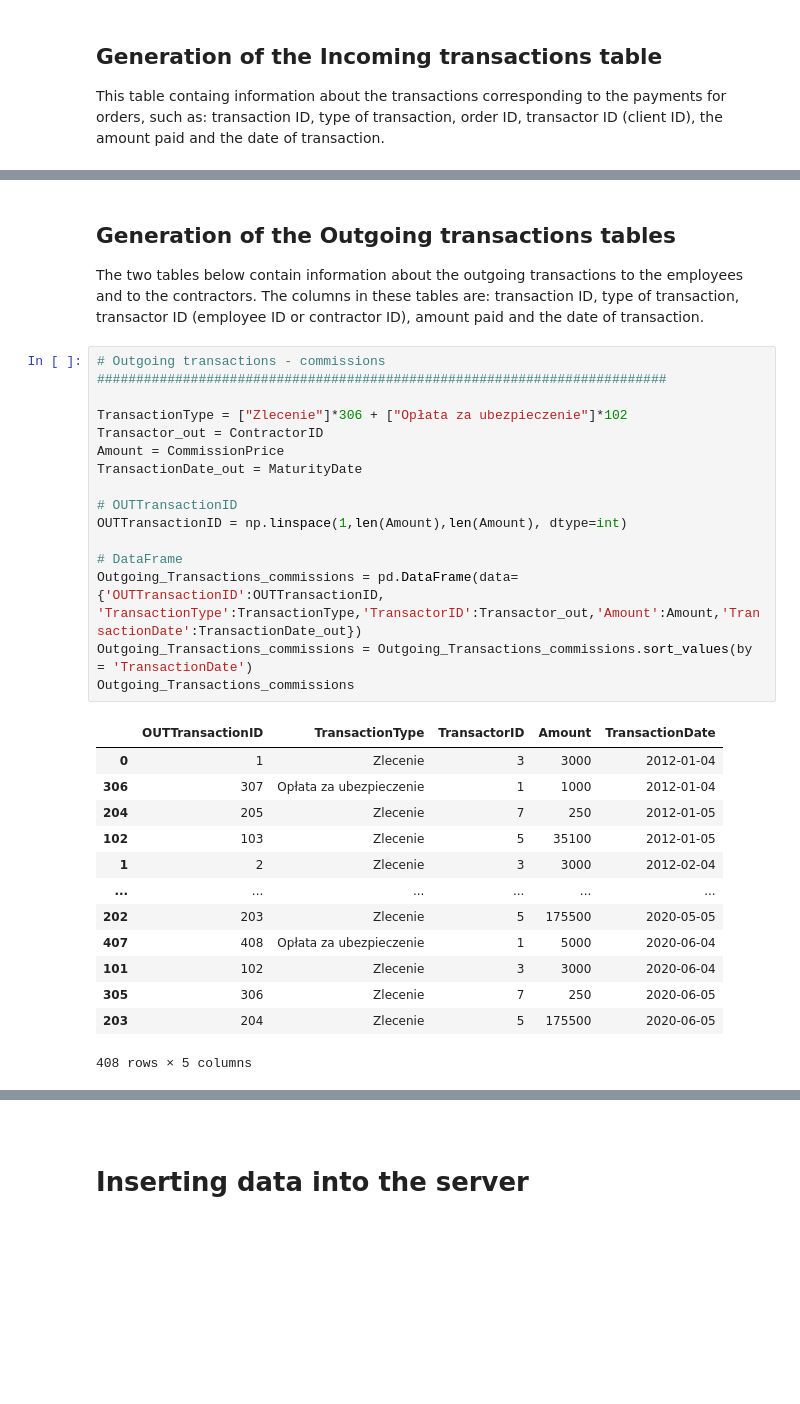
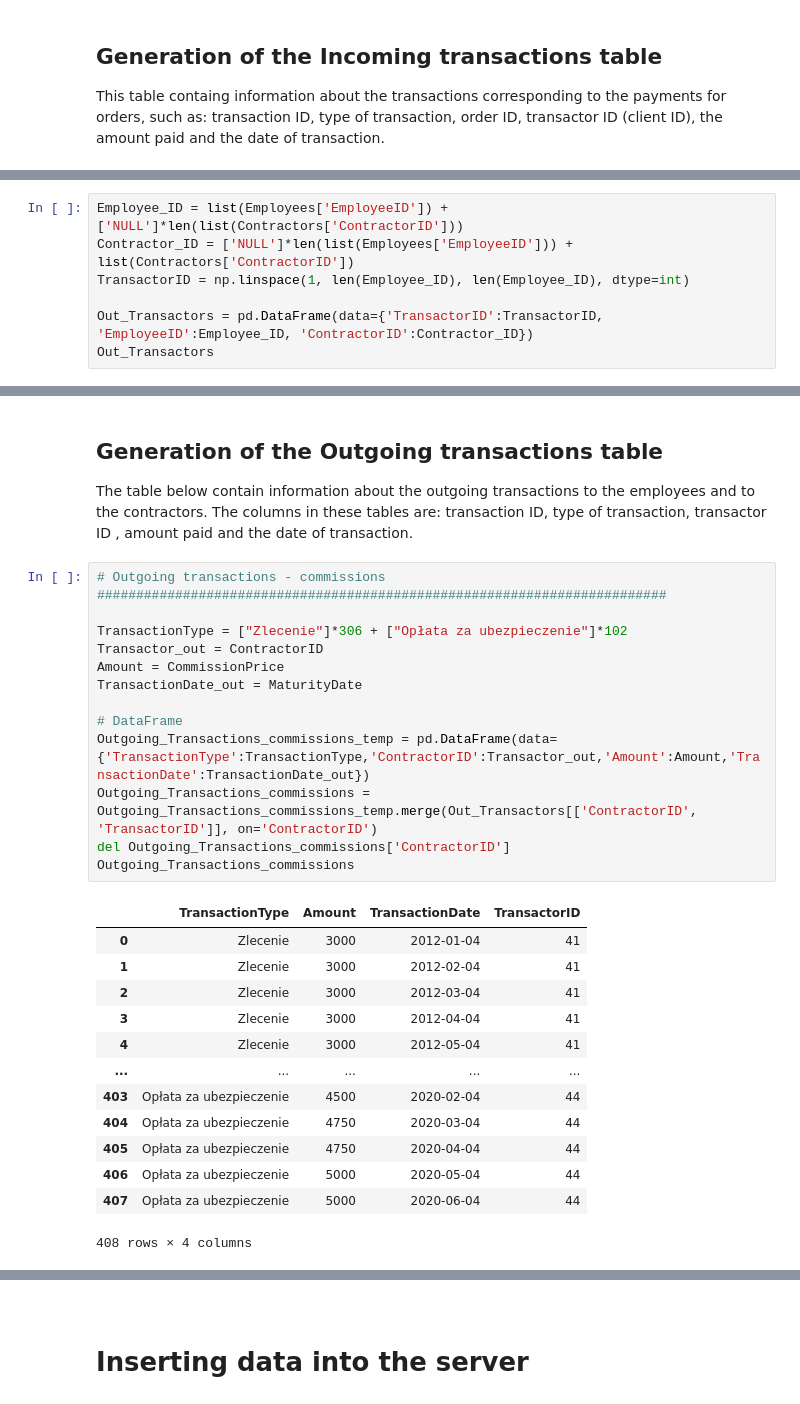
Before and after one commit to Mulares/Shipping_company_database, a Jupyter notebook: Shipping_company_database.ipynb, the cells around one changed output, grey strips where cells are left out. Drawn from its saved outputs; the diff is of its cells as text; blank space fills up the shorter version.

```diff
--- a/Shipping_company_database.ipynb
+++ b/Shipping_company_database.ipynb
@@ -658,0 +678,7 @@ Incoming_Transactions
+# %%
+Employee_ID = list(Employees['EmployeeID']) + ['NULL']*len(list(Contractors['ContractorID']))
+Contractor_ID = ['NULL']*len(list(Employees['EmployeeID'])) + list(Contractors['ContractorID'])
+TransactorID = np.linspace(1, len(Employee_ID), len(Employee_ID), dtype=int)
+
+Out_Transactors = pd.DataFrame(data={'TransactorID':TransactorID, 'EmployeeID':Employee_ID, 'ContractorID':Contractor_ID})
+Out_Transactors
@@ -659,37 +703,35 @@ Incoming_Transactions
 # %% [markdown]
-## Generation of the Outgoing transactions tables
+## Generation of the Outgoing transactions table
 
-The two tables below contain information about the outgoing transactions to the employees and to the contractors. The columns in these tables are: transaction ID, type of transaction, transactor ID (employee ID or contractor ID), amount paid and the date of transaction.
+The table below contain information about the outgoing transactions to the employees and to the contractors. The columns in these tables are: transaction ID, type of transaction, transactor ID , amount paid and the date of transaction.
 # %%
 # Outgoing transactions - commissions
 #########################################################################
 
 TransactionType = ["Zlecenie"]*306 + ["Opłata za ubezpieczenie"]*102
 Transactor_out = ContractorID
 Amount = CommissionPrice
 TransactionDate_out = MaturityDate
 
-# OUTTransactionID
-OUTTransactionID = np.linspace(1,len(Amount),len(Amount), dtype=int)
-
 # DataFrame
-Outgoing_Transactions_commissions = pd.DataFrame(data={'OUTTransactionID':OUTTransactionID, 'TransactionType':TransactionType,'TransactorID':Transactor_out,'Amount':Amount,'TransactionDate':TransactionDate_out})
-Outgoing_Transactions_commissions = Outgoing_Transactions_commissions.sort_values(by = 'TransactionDate')
+Outgoing_Transactions_commissions_temp = pd.DataFrame(data={'TransactionType':TransactionType,'ContractorID':Transactor_out,'Amount':Amount,'TransactionDate':TransactionDate_out})
+Outgoing_Transactions_commissions = Outgoing_Transactions_commissions_temp.merge(Out_Transactors[['ContractorID', 'TransactorID']], on='ContractorID')
+del Outgoing_Transactions_commissions['ContractorID']
 Outgoing_Transactions_commissions
 # %% [output]
-|  | OUTTransactionID | TransactionType | TransactorID | Amount | TransactionDate |
-| 0 | 1 | Zlecenie | 3 | 3000 | 2012-01-04 |
-| 306 | 307 | Opłata za ubezpieczenie | 1 | 1000 | 2012-01-04 |
-| 204 | 205 | Zlecenie | 7 | 250 | 2012-01-05 |
-| 102 | 103 | Zlecenie | 5 | 35100 | 2012-01-05 |
-| 1 | 2 | Zlecenie | 3 | 3000 | 2012-02-04 |
-| ... | ... | ... | ... | ... | ... |
-| 202 | 203 | Zlecenie | 5 | 175500 | 2020-05-05 |
-| 407 | 408 | Opłata za ubezpieczenie | 1 | 5000 | 2020-06-04 |
-| 101 | 102 | Zlecenie | 3 | 3000 | 2020-06-04 |
-| 305 | 306 | Zlecenie | 7 | 250 | 2020-06-05 |
-| 203 | 204 | Zlecenie | 5 | 175500 | 2020-06-05 |
+|  | TransactionType | Amount | TransactionDate | TransactorID |
+| 0 | Zlecenie | 3000 | 2012-01-04 | 41 |
+| 1 | Zlecenie | 3000 | 2012-02-04 | 41 |
+| 2 | Zlecenie | 3000 | 2012-03-04 | 41 |
+| 3 | Zlecenie | 3000 | 2012-04-04 | 41 |
+| 4 | Zlecenie | 3000 | 2012-05-04 | 41 |
+| ... | ... | ... | ... | ... |
+| 403 | Opłata za ubezpieczenie | 4500 | 2020-02-04 | 44 |
+| 404 | Opłata za ubezpieczenie | 4750 | 2020-03-04 | 44 |
+| 405 | Opłata za ubezpieczenie | 4750 | 2020-04-04 | 44 |
+| 406 | Opłata za ubezpieczenie | 5000 | 2020-05-04 | 44 |
+| 407 | Opłata za ubezpieczenie | 5000 | 2020-06-04 | 44 |
-408 rows × 5 columns
+408 rows × 4 columns
 # %%
 # Outgoing transactions - employees
 ####################################################################
```
Also changed, not shown: parts of 19 cells of this notebook, 2 other files.
